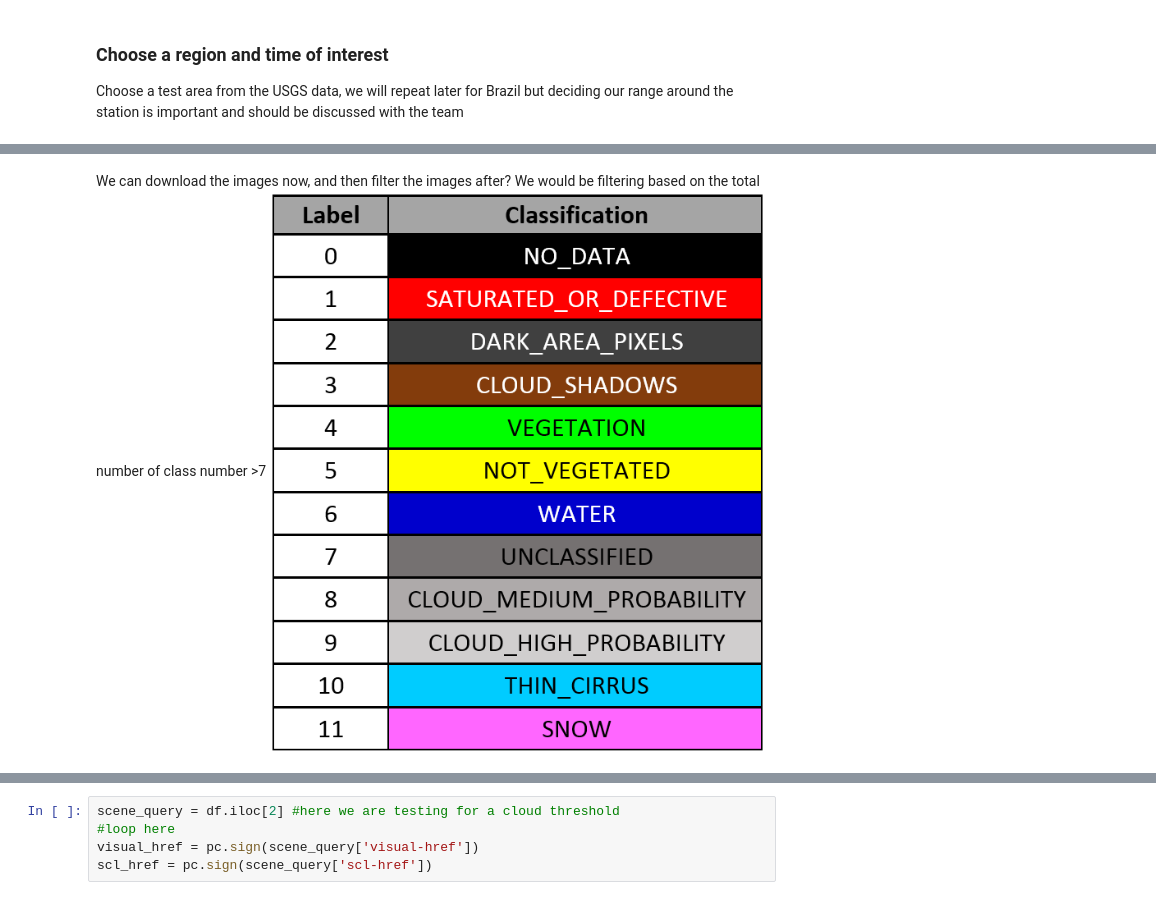
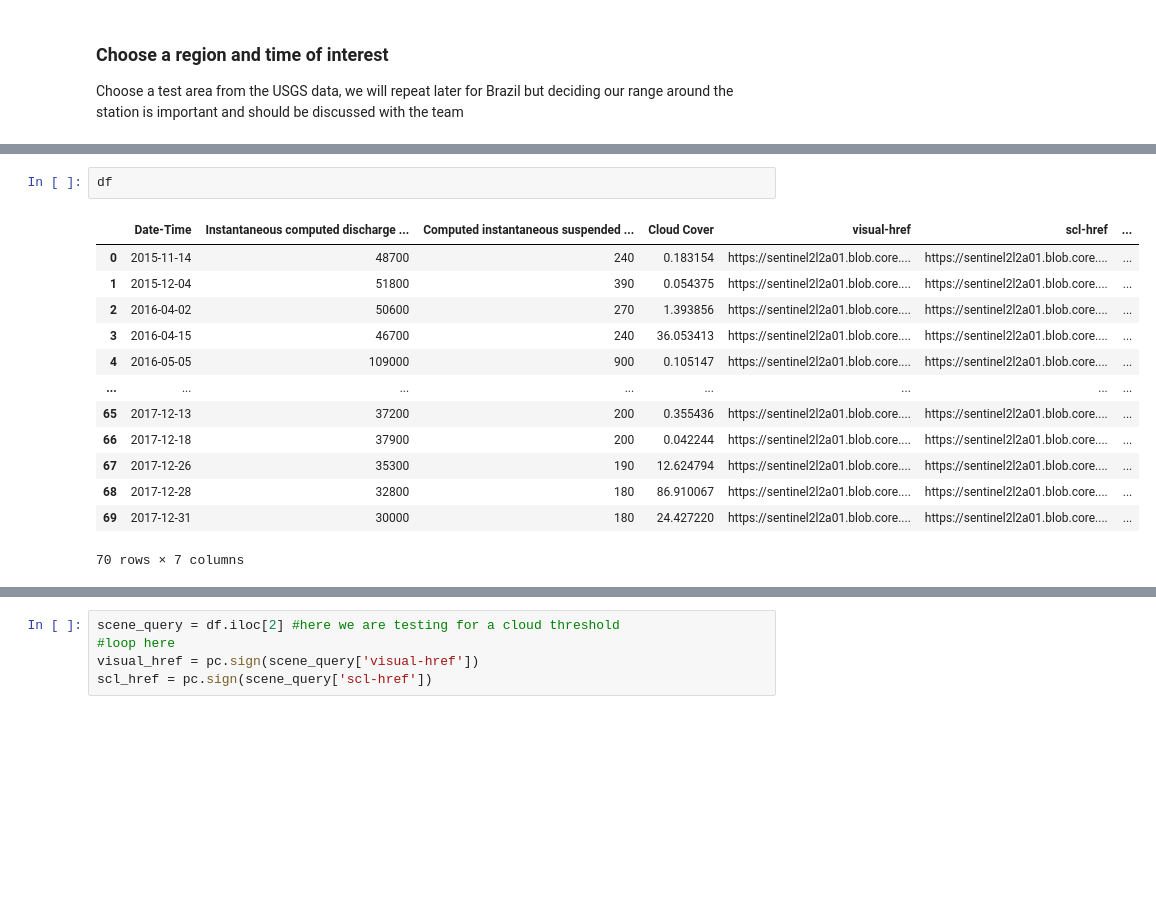
Before and after one commit to csp-inc/fluvius, a Jupyter notebook: notebooks/03a-Image-Join.ipynb, the cells around one changed output, grey strips where cells are left out. Cells and saved outputs as stored; diff of their text form; blank space fills up the shorter version.

```diff
--- a/notebooks/03a-Image-Join.ipynb
+++ b/notebooks/03a-Image-Join.ipynb
@@ -156,4 +147,16 @@ for i, station in gdf.iterrows():
-# %% [markdown]
-We can download the images now, and then filter the images after?
-We would be filtering based on the total number of class number >7
-![Sentinel-2 classifications](embedded-picture-1)
+# %%
+df
+# %% [output]
+|  | Date-Time | Instantaneous computed discharge ... | Computed instantaneous suspended ... | Cloud Cover | visual-href | scl-href | ... |
+| 0 | 2015-11-14 | 48700 | 240 | 0.183154 | https://sentinel2l2a01.blob.core.... | https://sentinel2l2a01.blob.core.... | ... |
+| 1 | 2015-12-04 | 51800 | 390 | 0.054375 | https://sentinel2l2a01.blob.core.... | https://sentinel2l2a01.blob.core.... | ... |
+| 2 | 2016-04-02 | 50600 | 270 | 1.393856 | https://sentinel2l2a01.blob.core.... | https://sentinel2l2a01.blob.core.... | ... |
+| 3 | 2016-04-15 | 46700 | 240 | 36.053413 | https://sentinel2l2a01.blob.core.... | https://sentinel2l2a01.blob.core.... | ... |
+| 4 | 2016-05-05 | 109000 | 900 | 0.105147 | https://sentinel2l2a01.blob.core.... | https://sentinel2l2a01.blob.core.... | ... |
+| ... | ... | ... | ... | ... | ... | ... | ... |
+| 65 | 2017-12-13 | 37200 | 200 | 0.355436 | https://sentinel2l2a01.blob.core.... | https://sentinel2l2a01.blob.core.... | ... |
+| 66 | 2017-12-18 | 37900 | 200 | 0.042244 | https://sentinel2l2a01.blob.core.... | https://sentinel2l2a01.blob.core.... | ... |
+| 67 | 2017-12-26 | 35300 | 190 | 12.624794 | https://sentinel2l2a01.blob.core.... | https://sentinel2l2a01.blob.core.... | ... |
+| 68 | 2017-12-28 | 32800 | 180 | 86.910067 | https://sentinel2l2a01.blob.core.... | https://sentinel2l2a01.blob.core.... | ... |
+| 69 | 2017-12-31 | 30000 | 180 | 24.427220 | https://sentinel2l2a01.blob.core.... | https://sentinel2l2a01.blob.core.... | ... |
+70 rows × 7 columns
```
Also changed, not shown: parts of 14 cells of this notebook, 2 other files.
